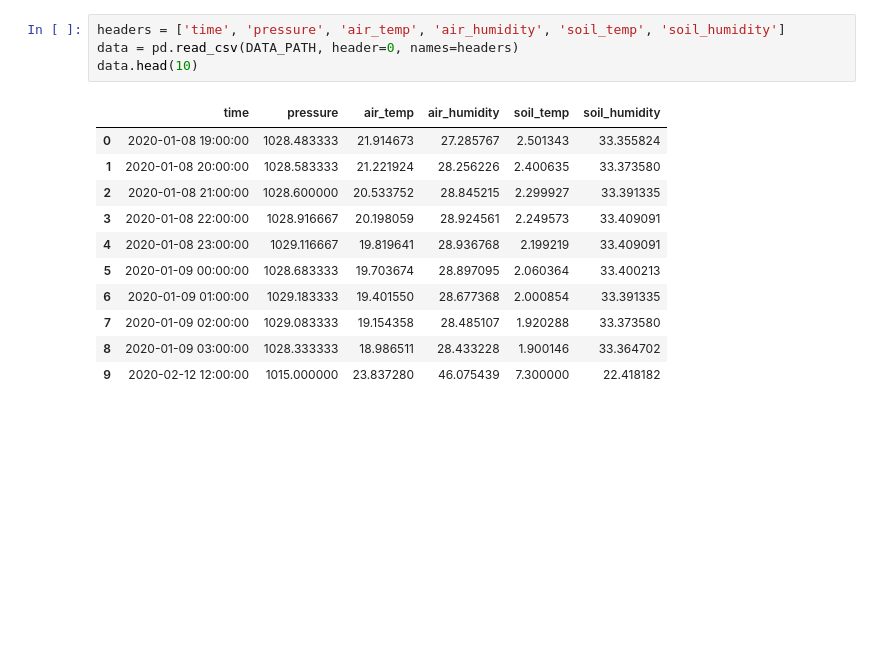
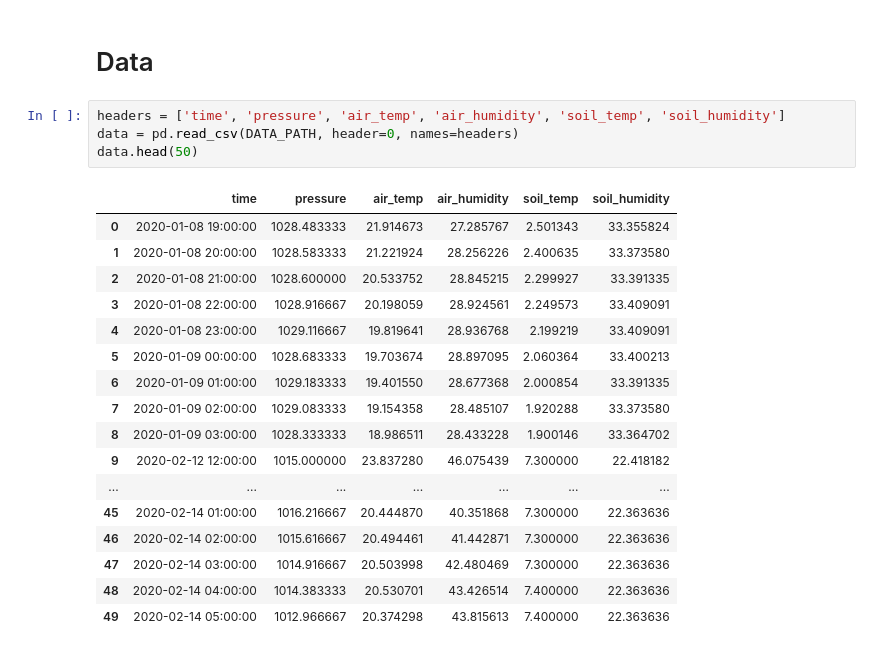
Before and after one commit to h-beacon/humidity-time-series, a Jupyter notebook: notebooks/01-humidity-change-vs-pressure.ipynb, the cells around one changed output. Cells and saved outputs as stored; diff of their text form; blank space fills up the shorter version.

```diff
--- a/notebooks/01-humidity-change-vs-pressure.ipynb
+++ b/notebooks/01-humidity-change-vs-pressure.ipynb
@@ -49,16 +64,24 @@ def grad(y, dx=1, order=1):
+# %% [markdown]
+# Data
 # %%
 headers = ['time', 'pressure', 'air_temp', 'air_humidity', 'soil_temp', 'soil_humidity']
 data = pd.read_csv(DATA_PATH, header=0, names=headers)
-data.head(10)
+data.head(50)
 # %% [output]
 |  | time | pressure | air_temp | air_humidity | soil_temp | soil_humidity |
 | 0 | 2020-01-08 19:00:00 | 1028.483333 | 21.914673 | 27.285767 | 2.501343 | 33.355824 |
 | 1 | 2020-01-08 20:00:00 | 1028.583333 | 21.221924 | 28.256226 | 2.400635 | 33.373580 |
 | 2 | 2020-01-08 21:00:00 | 1028.600000 | 20.533752 | 28.845215 | 2.299927 | 33.391335 |
 | 3 | 2020-01-08 22:00:00 | 1028.916667 | 20.198059 | 28.924561 | 2.249573 | 33.409091 |
 | 4 | 2020-01-08 23:00:00 | 1029.116667 | 19.819641 | 28.936768 | 2.199219 | 33.409091 |
 | 5 | 2020-01-09 00:00:00 | 1028.683333 | 19.703674 | 28.897095 | 2.060364 | 33.400213 |
 | 6 | 2020-01-09 01:00:00 | 1029.183333 | 19.401550 | 28.677368 | 2.000854 | 33.391335 |
 | 7 | 2020-01-09 02:00:00 | 1029.083333 | 19.154358 | 28.485107 | 1.920288 | 33.373580 |
 | 8 | 2020-01-09 03:00:00 | 1028.333333 | 18.986511 | 28.433228 | 1.900146 | 33.364702 |
 | 9 | 2020-02-12 12:00:00 | 1015.000000 | 23.837280 | 46.075439 | 7.300000 | 22.418182 |
+| ... | ... | ... | ... | ... | ... | ... |
+| 45 | 2020-02-14 01:00:00 | 1016.216667 | 20.444870 | 40.351868 | 7.300000 | 22.363636 |
+| 46 | 2020-02-14 02:00:00 | 1015.616667 | 20.494461 | 41.442871 | 7.300000 | 22.363636 |
+| 47 | 2020-02-14 03:00:00 | 1014.916667 | 20.503998 | 42.480469 | 7.300000 | 22.363636 |
+| 48 | 2020-02-14 04:00:00 | 1014.383333 | 20.530701 | 43.426514 | 7.400000 | 22.363636 |
+| 49 | 2020-02-14 05:00:00 | 1012.966667 | 20.374298 | 43.815613 | 7.400000 | 22.363636 |
```
Also changed, not shown: parts of 18 cells of this notebook.
